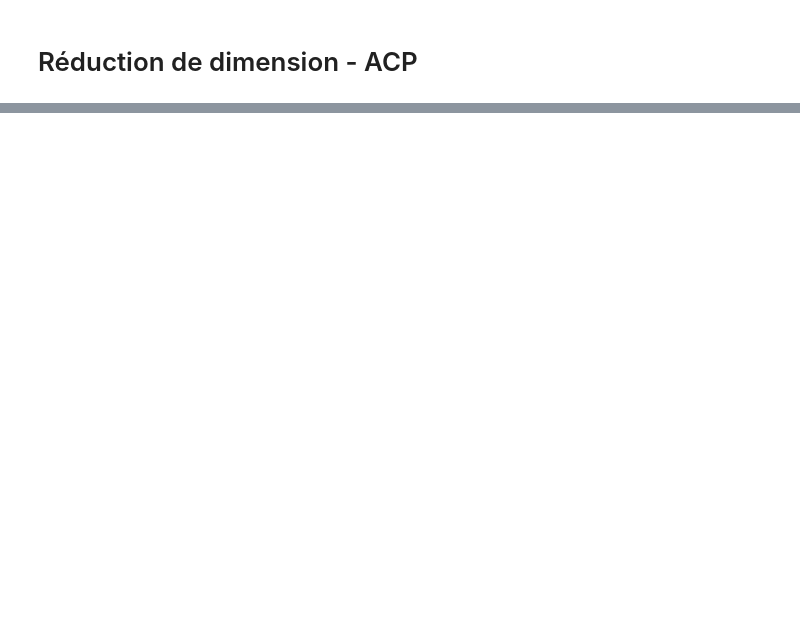
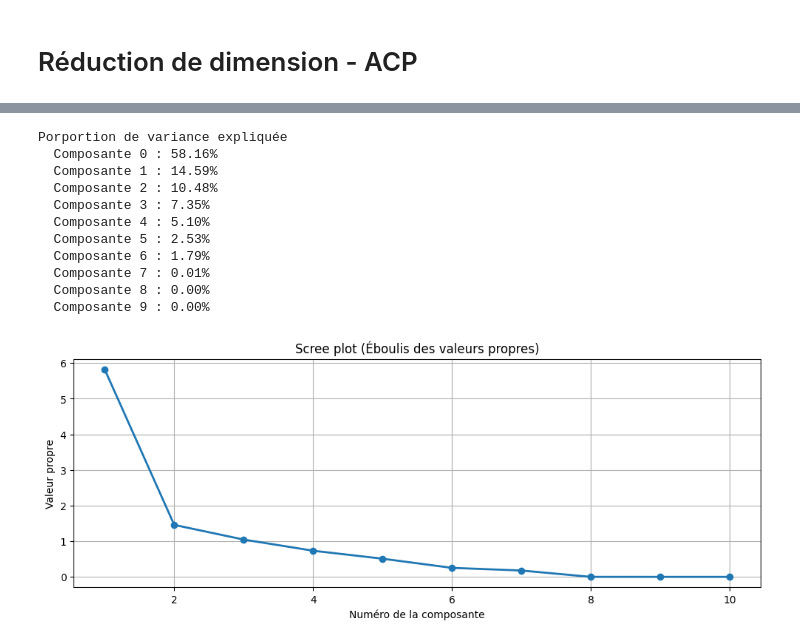
Before and after one commit to A-INDUSTRIES/anado-projet, a Jupyter notebook: acp.ipynb, the cells around one changed output, grey strips where cells are left out. Drawn from its saved outputs; the diff is of its cells as text; code cells hidden in the pictures; blank space fills up the shorter version.

```diff
--- a/acp.ipynb
+++ b/acp.ipynb
@@ -58,0 +79,51 @@ Porportion de variance expliquée
+# %%
+raw_data = pd.read_csv("./data/acp/WHR2024.csv")
+
+# On retire les lignes où certaines valeurs sont manquantes
+raw_data = raw_data.dropna(axis=0, how="any")
+
+# On retire la première colonne (nom de pays = label != catégorie)
+data = raw_data.iloc[:,1:]
+
+# On retire les outliers
+data = data.drop(outliers, axis=0)
+
+# Données centrées réduites
+scaler = sk.preprocessing.StandardScaler()
+data = scaler.fit_transform(data)
+
+# Décomposition ACP des données
+acp = sk.decomposition.PCA(svd_solver="full")
+pca = acp.fit(data)
+n,p = data.shape
+
+# Affichage des informations de l'ACP
+
+
+eigval = (n-1)/n*pca.explained_variance_
+
+print('Porportion de variance expliquée')
+for i, value in enumerate(pca.explained_variance_ratio_):
+    print(f"  Composante {i} : {value*100:.2f}%")
+
+# Affichage du graphique des valeurs propres des composantes
+plt.figure(figsize=(12,4))
+plt.plot(range(1, p+1), eigval, 'o-', linewidth=2)
+plt.xlabel("Numéro de la composante")
+plt.ylabel("Valeur propre")
+plt.title("Scree plot (Éboulis des valeurs propres)")
+plt.grid(True)
+plt.show()
+# %% [output]
+Porportion de variance expliquée
+  Composante 0 : 58.16%
+  Composante 1 : 14.59%
+  Composante 2 : 10.48%
+  Composante 3 : 7.35%
+  Composante 4 : 5.10%
+  Composante 5 : 2.53%
+  Composante 6 : 1.79%
+  Composante 7 : 0.01%
+  Composante 8 : 0.00%
+  Composante 9 : 0.00%
+[figure, added]
```
Also changed, not shown: parts of 1 cell of this notebook.
